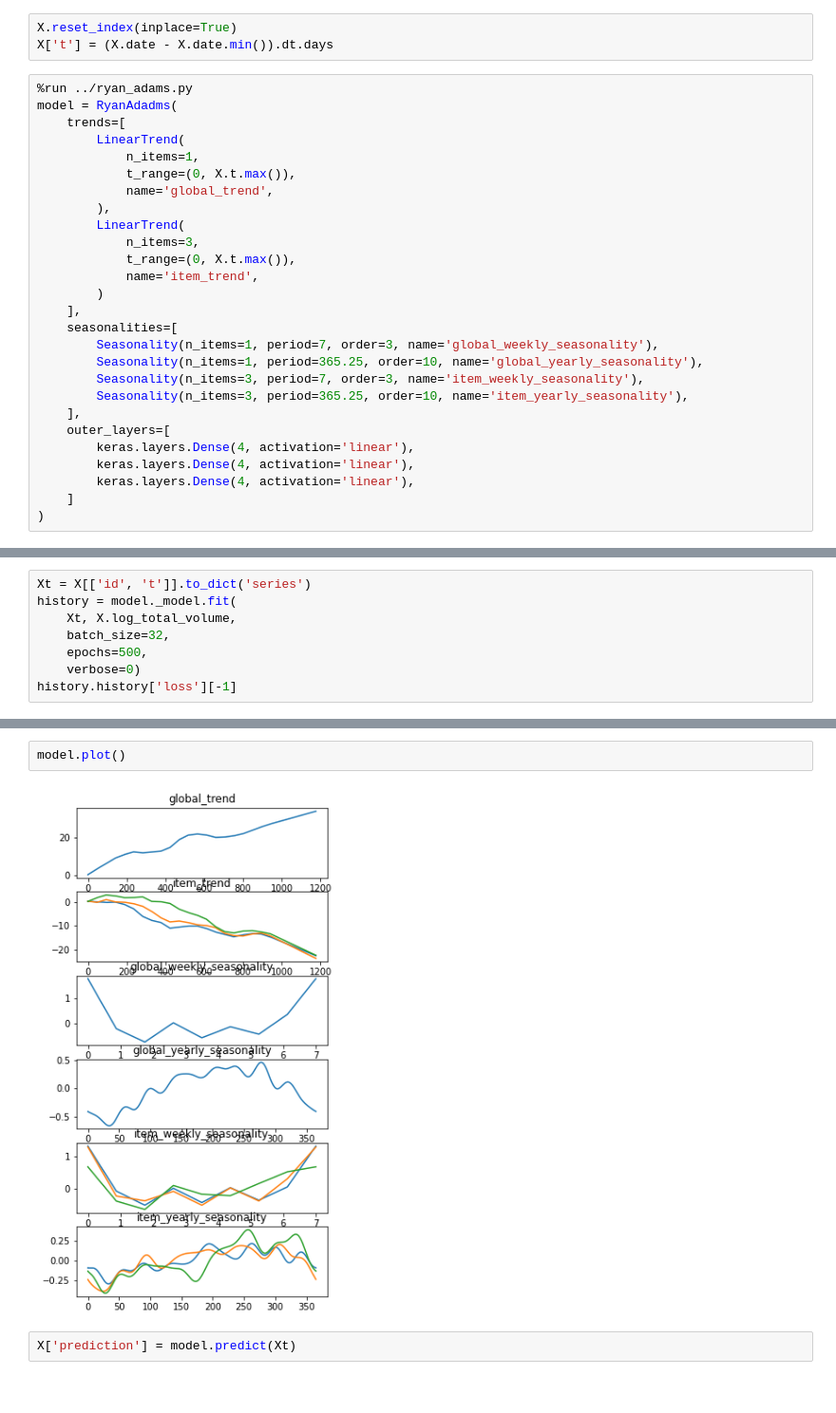
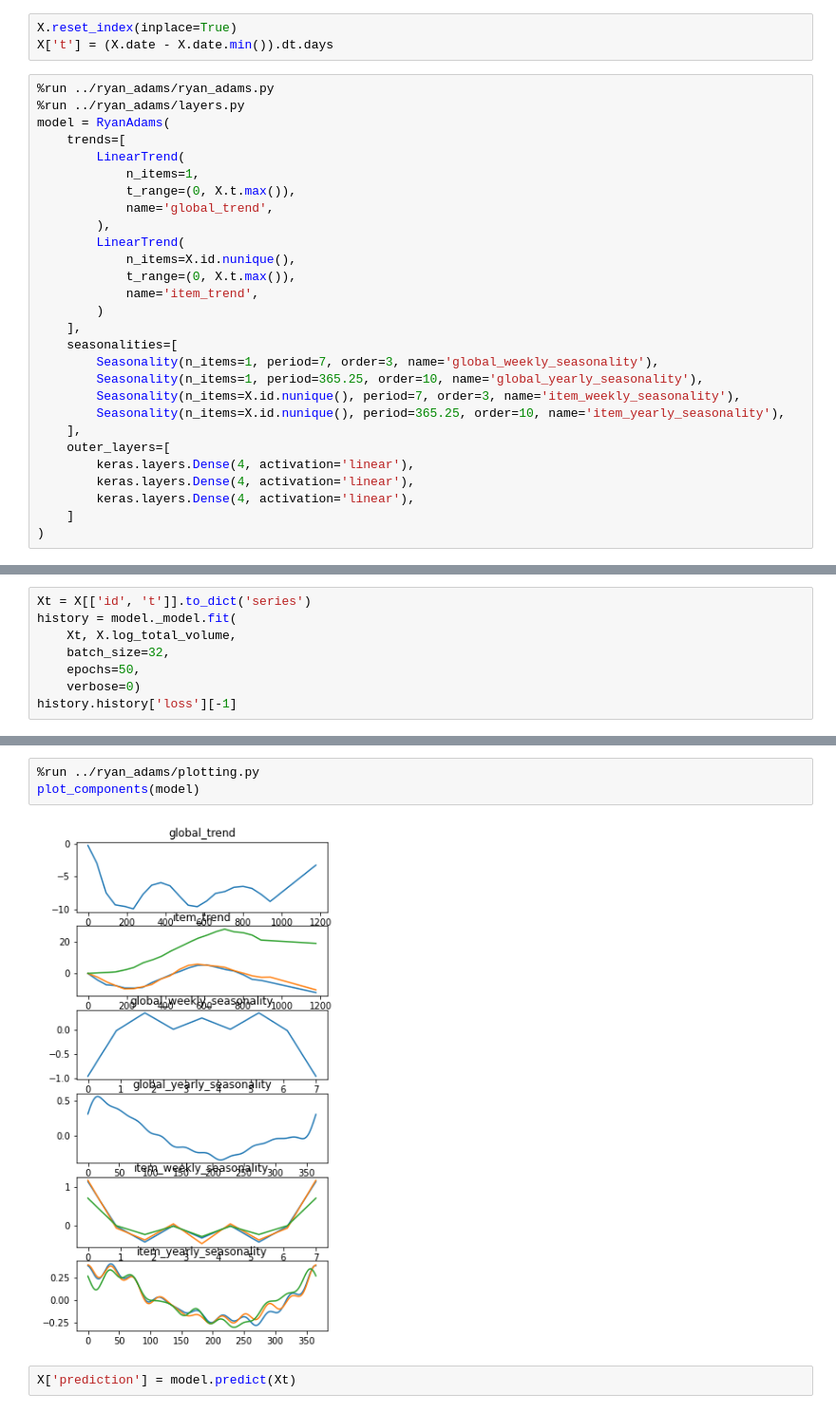
Before and after one commit to dantegates/keras-prophet, a Jupyter notebook: case-studies/avacados.ipynb, the cells around one changed output, grey strips where cells are left out. Shown at 95% size. Saved outputs shown, nothing was run; the diff lists cells and outputs as text.

```diff
--- a/case-studies/avacados.ipynb
+++ b/case-studies/avacados.ipynb
@@ -80,8 +86,9 @@ dtype: int64
 X.reset_index(inplace=True)
 X['t'] = (X.date - X.date.min()).dt.days
 # %%
-%run ../ryan_adams.py
-model = RyanAdadms(
+%run ../ryan_adams/ryan_adams.py
+%run ../ryan_adams/layers.py
+model = RyanAdams(
     trends=[
         LinearTrend(
             n_items=1,
@@ -89,7 +96,7 @@ model = RyanAdadms(
             name='global_trend',
         ),
         LinearTrend(
-            n_items=3,
+            n_items=X.id.nunique(),
             t_range=(0, X.t.max()),
             name='item_trend',
         )
@@ -97,8 +104,8 @@ model = RyanAdadms(
     seasonalities=[
         Seasonality(n_items=1, period=7, order=3, name='global_weekly_seasonality'),
         Seasonality(n_items=1, period=365.25, order=10, name='global_yearly_seasonality'),
-        Seasonality(n_items=3, period=7, order=3, name='item_weekly_seasonality'),
-        Seasonality(n_items=3, period=365.25, order=10, name='item_yearly_seasonality'),
+        Seasonality(n_items=X.id.nunique(), period=7, order=3, name='item_weekly_seasonality'),
+        Seasonality(n_items=X.id.nunique(), period=365.25, order=10, name='item_yearly_seasonality'),
     ],
     outer_layers=[
         keras.layers.Dense(4, activation='linear'),
@@ -114,7 +118,7 @@ Xt = X[['id', 't']].to_dict('series')
 history = model._model.fit(
     Xt, X.log_total_volume,
     batch_size=32,
-    epochs=500,
+    epochs=50,
     verbose=0)
 history.history['loss'][-1]
 # %% [output]
@@ -122,7 +126,8 @@ history.history['loss'][-1]
 # %%
-model.plot()
+%run ../ryan_adams/plotting.py
+plot_components(model)
 # %% [output]
-[figure, old version]
+[figure, new version]
 # %%
 X['prediction'] = model.predict(Xt)
 # %%
```
Also changed, not shown: parts of 4 cells of this notebook, 14 other files.
